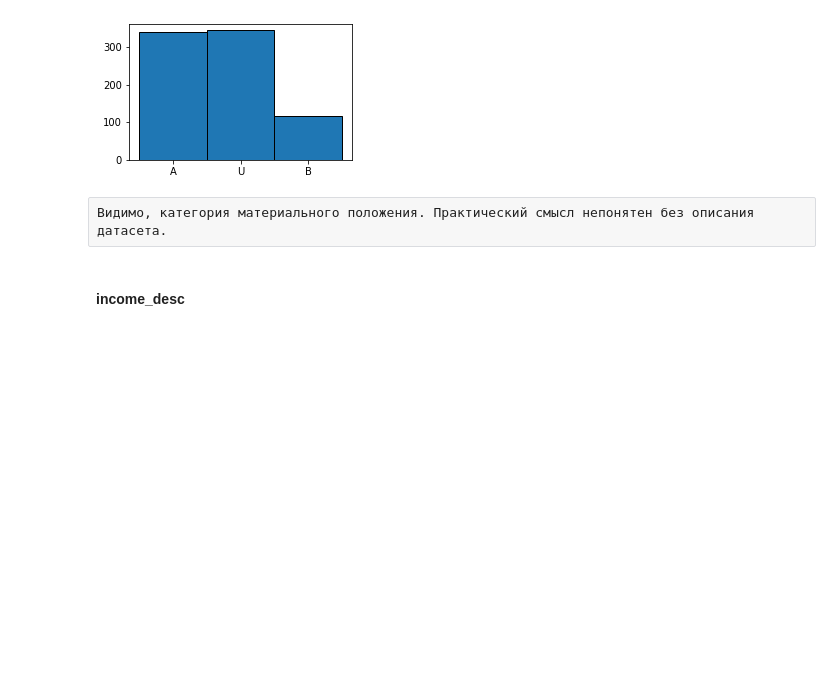
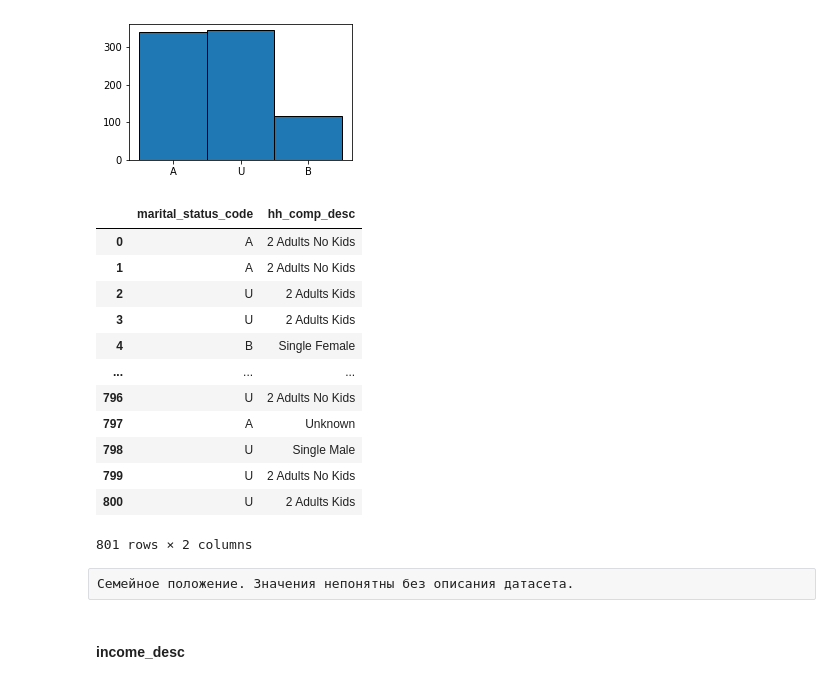
Before and after one commit to j2cry/gb_recommends, a Jupyter notebook: hw5/hw5_eda.ipynb, the cells around one changed output. Drawn from its saved outputs; the diff is of its cells as text; code cells hidden in the pictures; blank space fills up the shorter version.

```diff
--- a/hw5/hw5_eda.ipynb
+++ b/hw5/hw5_eda.ipynb
@@ -221,8 +206,24 @@ describe_feature(user_features['age_desc'].sort_values(), figsize=(6, 4))
 describe_feature(user_features['marital_status_code'], figsize=(4, 2.5))
 # %% [output]
 [figure]
-# %% [raw]
-Видимо, категория материального положения. Практический смысл непонятен без описания датасета.
+# %%
+user_features[['marital_status_code', 'hh_comp_desc']]
+# %% [output]
+|  | marital_status_code | hh_comp_desc |
+| 0 | A | 2 Adults No Kids |
+| 1 | A | 2 Adults No Kids |
+| 2 | U | 2 Adults Kids |
+| 3 | U | 2 Adults Kids |
+| 4 | B | Single Female |
+| ... | ... | ... |
+| 796 | U | 2 Adults No Kids |
+| 797 | A | Unknown |
+| 798 | U | Single Male |
+| 799 | U | 2 Adults No Kids |
+| 800 | U | 2 Adults Kids |
+801 rows × 2 columns
+# %% [raw]
+Семейное положение. Значения непонятны без описания датасета.
 # %% [markdown]
 #### income_desc
 # %%
```
Also changed, not shown: parts of 10 cells of this notebook, 6 other files.
